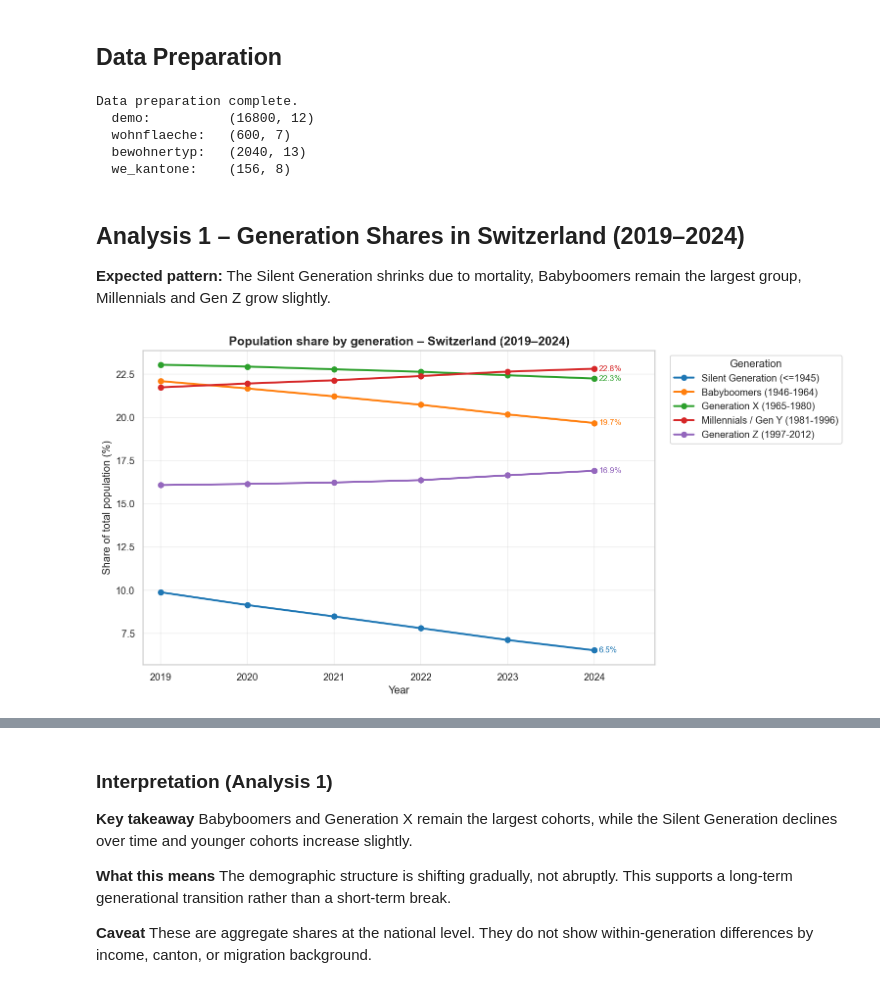
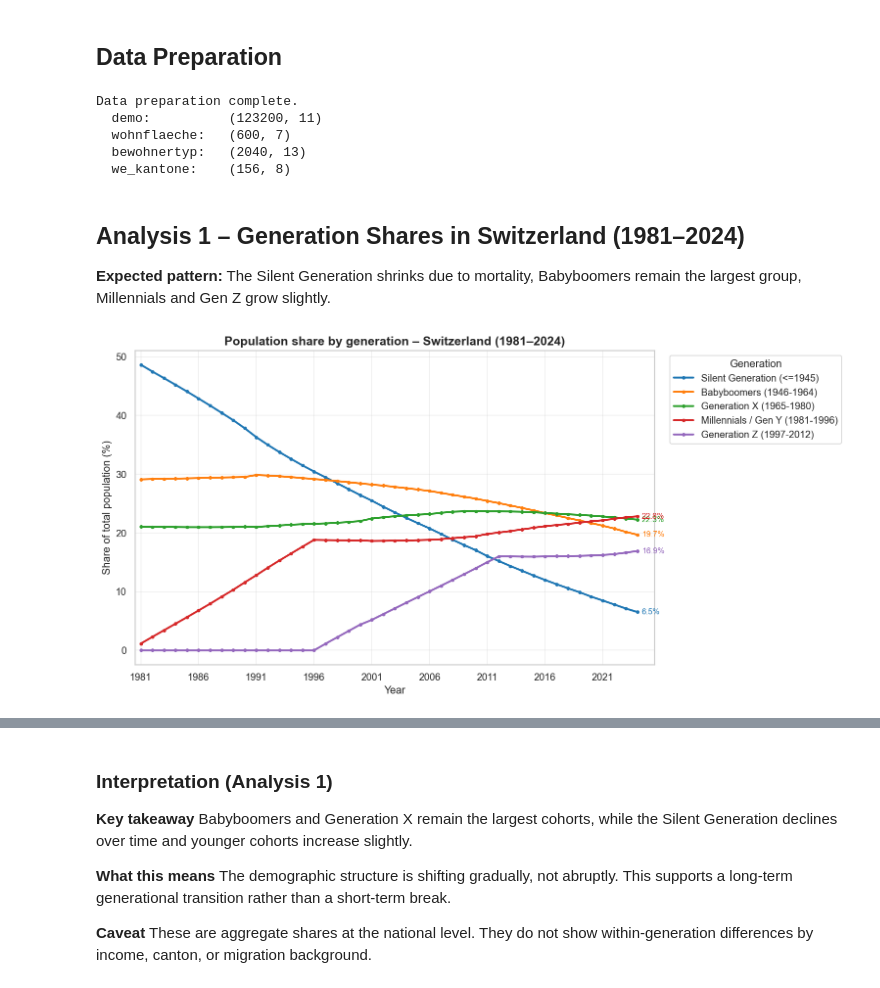
Before and after one commit to javi36/PODSV_Visualisierungsprojekt, a Jupyter notebook: 02_eda/eda_whoowns_v3.ipynb, the cells around one changed output, grey strips where cells are left out. Drawn from its saved outputs; the diff is of its cells as text; code cells hidden in the pictures.

```diff
--- a/02_eda/eda_whoowns_v3.ipynb
+++ b/02_eda/eda_whoowns_v3.ipynb
@@ -130,7 +131,7 @@ wohnflaeche  = pd.read_csv(DATA / "bfs_wohnflaeche_20260414_clean.csv")
 bewohnertyp  = pd.read_csv(DATA / "bfs_bewohnertyp_20260414_clean.csv")
 demo_raw     = pd.read_csv(
     BASE / "data" / "demografischeBilanz.csv",
-    sep=";", encoding="latin1"
+    encoding="latin1"
 )
 
 # Overview
@@ -311,63 +312,70 @@ print(f"  bewohnertyp:   {bewohnertyp.shape}")
 print(f"  we_kantone:    {we_kantone.shape}")
 # %% [output]
 Data preparation complete.
-  demo:          (16800, 12)
+  demo:          (123200, 11)
   wohnflaeche:   (600, 7)
   bewohnertyp:   (2040, 13)
   we_kantone:    (156, 8)
 # %% [markdown]
-## Analysis 1 – Generation Shares in Switzerland (2019–2024)
+## Analysis 1 – Generation Shares in Switzerland (1981–2024)
 
 **Expected pattern:** The Silent Generation shrinks due to mortality, Babyboomers remain the largest group, Millennials and Gen Z grow slightly.
 # %%
 # ── Aggregation ────────────────────────────────────────────────────────────────
 schweiz = demo[
     demo[canton_col].astype(str).str.strip().str.lower() == "schweiz"
 ].copy()
 
 gen_year = (
     schweiz
     .groupby(["year", "generation_label"], observed=False)["population"]
     .sum()
     .reset_index()
-)
+ )
 gen_year["share_pct"] = (
     gen_year.groupby("year")["population"]
     .transform(lambda s: s / s.sum() * 100 if s.sum() > 0 else 0)
-)
+ )
 gen_year = gen_year[gen_year["generation_label"].isin(GEN_ORDER_PLOT)]
 
-# ── Plot ───────────────────────────────────────────────────────────────────────
-fig, ax = plt.subplots(figsize=(12, 6))
+# Use .tolist() to get plain Python ints, avoiding nullable Int64 issues
+years_all  = sorted(set(y for y in schweiz["year"].dropna().tolist() if pd.notna(y)))
+if not years_all or gen_year.empty:
+    print("No national population data available for the selected years.")
+else:
+    first_year = years_all[0]
+    last_year  = years_all[-1]
 
-for gen in GEN_ORDER_PLOT:
-    sub = gen_year[gen_year["generation_label"] == gen].sort_values("year")
-    if sub.empty:
-        continue
-    color = GEN_PALETTE[gen]
-    ax.plot(sub["year"], sub["share_pct"], marker="o", linewidth=2.2, color=color, label=gen)
-    last = sub.iloc[-1]
-    ax.annotate(f"{last['share_pct']:.1f}%", xy=(last["year"], last["share_pct"]),
-                xytext=(5, 0), textcoords="offset points", va="center", fontsize=9, color=color)
+    # ── Plot ───────────────────────────────────────────────────────────────────────
+    fig, ax = plt.subplots(figsize=(12, 6))
 
-years_all = sorted(gen_year["year"].unique())
-ax.set_xticks(years_all)
-ax.set_xlim(years_all[0] - 0.2, years_all[-1] + 0.7)
-ax.set_title("Population share by generation – Switzerland (2019–2024)", fontsize=14, fontweight="bold")
-ax.set_xlabel("Year", fontsize=12)
-ax.set_ylabel("Share of total population (%)", fontsize=12)
-ax.legend(title="Generation", bbox_to_anchor=(1.02, 1), loc="upper left")
-ax.grid(True, alpha=0.3)
-plt.tight_layout()
-plt.show()
+    for gen in GEN_ORDER_PLOT:
+        sub = gen_year[gen_year["generation_label"] == gen].sort_values("year")
+        if sub.empty:
+            continue
+        color = GEN_PALETTE[gen]
+        ax.plot(sub["year"], sub["share_pct"], marker="o", markersize=3, linewidth=2.2, color=color, label=gen)
+        last = sub.iloc[-1]
+        ax.annotate(f"{last['share_pct']:.1f}%", xy=(last["year"], last["share_pct"]),
+                    xytext=(5, 0), textcoords="offset points", va="center", fontsize=9, color=color)
 
-# ── Comparison table ───────────────────────────────────────────────────────────
-pivot = (
-    gen_year[gen_year["year"].isin([2019, 2024])]
-    .pivot(index="generation_label", columns="year", values="share_pct")
-)
-pivot["Δ (pp)"] = pivot[2024] - pivot[2019]
-print("\nChange in generation shares 2019 → 2024:")
-print(pivot.round(2).to_string())
+    ax.set_xticks(years_all[::5])
+    ax.set_xlim(years_all[0] - 0.5, years_all[-1] + 1.5)
+    ax.set_title(f"Population share by generation – Switzerland ({first_year}–{last_year})", fontsize=14, fontweight="bold")
+    ax.set_xlabel("Year", fontsize=12)
+    ax.set_ylabel("Share of total population (%)", fontsize=12)
+    ax.legend(title="Generation", bbox_to_anchor=(1.02, 1), loc="upper left")
+    ax.grid(True, alpha=0.3)
+    plt.tight_layout()
+    plt.show()
+
+    # ── Comparison table ───────────────────────────────────────────────────────────
+    pivot = (
+        gen_year[gen_year["year"].isin([first_year, last_year])]
+        .pivot(index="generation_label", columns="year", values="share_pct")
+    )
+    pivot["Δ (pp)"] = pivot[last_year] - pivot[first_year]
+    print(f"\nChange in generation shares {first_year} → {last_year}:")
+    print(pivot.round(2).to_string())
 # %% [output]
-[figure, old version]
+[figure, new version]
```
Also changed, not shown: parts of 7 cells of this notebook, 6 other files.
